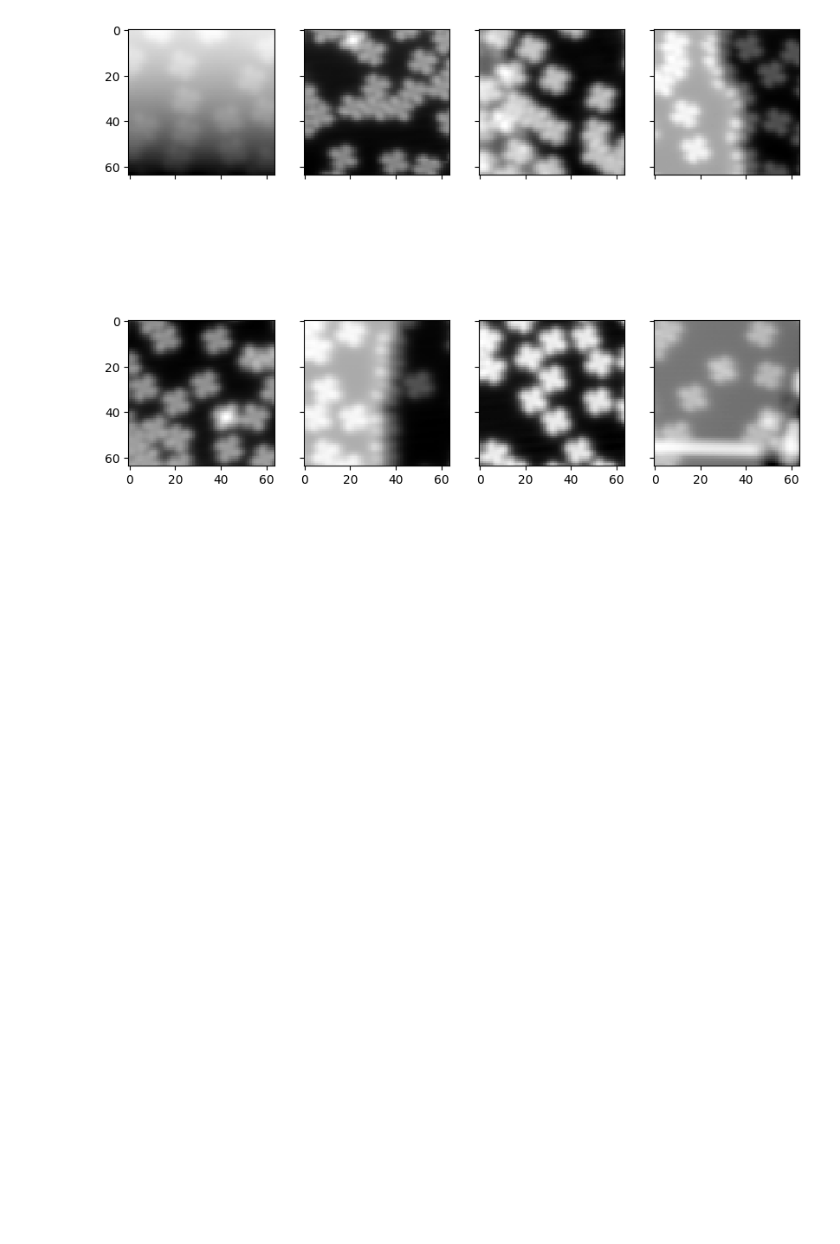
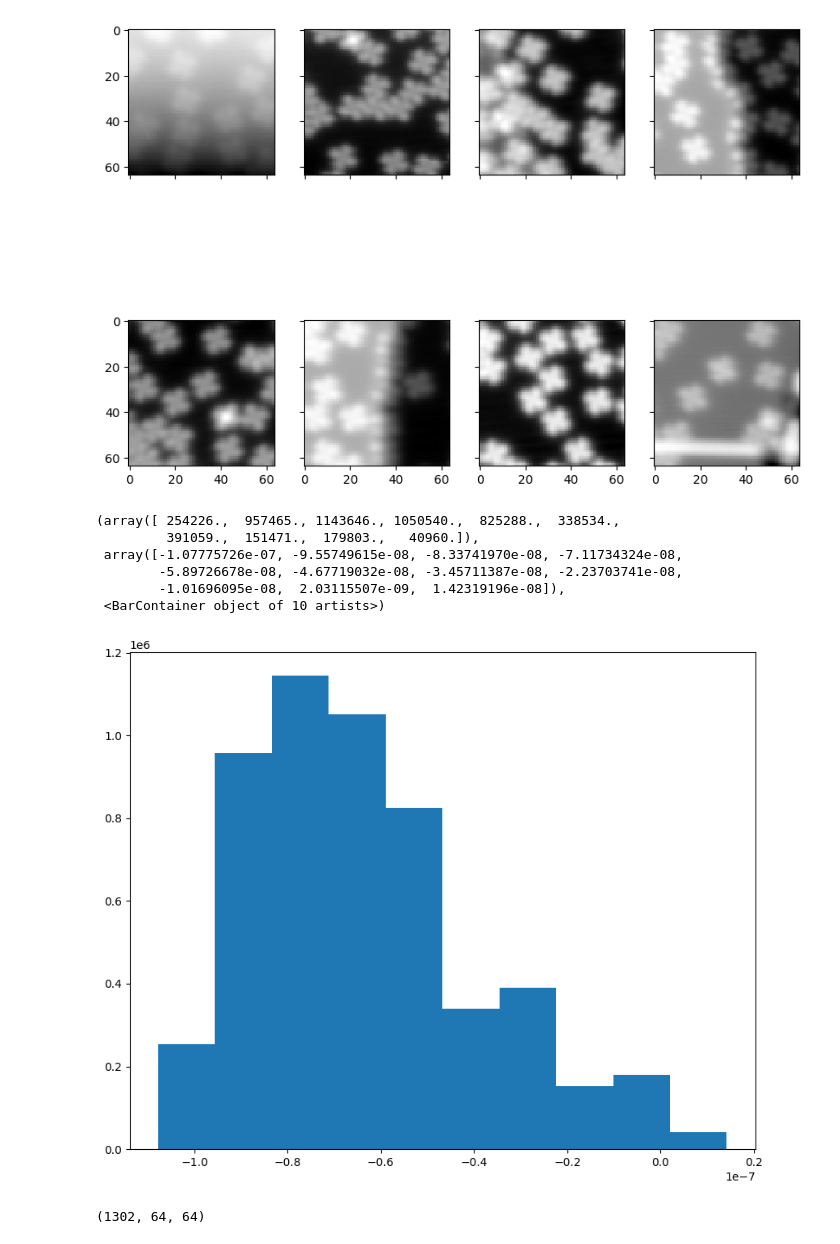
Before and after one commit to massimocipressi/MLPNS_MCipressi, a Jupyter notebook: MPLNS_27_4.ipynb, the cells around one changed output. Cells and saved outputs as stored; diff of their text form; code cells hidden in the pictures; blank space fills up the shorter version.

```diff
--- a/MPLNS_27_4.ipynb
+++ b/MPLNS_27_4.ipynb
@@ -47,0 +52,10 @@ for ii in range(8):
+# %%
+plt.hist(data.flatten())
+# %% [output]
+(array([ 254226.,  957465., 1143646., 1050540.,  825288.,  338534.,
+         391059.,  151471.,  179803.,   40960.]),
+ array([-1.07775726e-07, -9.55749615e-08, -8.33741970e-08, -7.11734324e-08,
+        -5.89726678e-08, -4.67719032e-08, -3.45711387e-08, -2.23703741e-08,
+        -1.01696095e-08,  2.03115507e-09,  1.42319196e-08]),
+ <BarContainer object of 10 artists>)
+[figure, added]
@@ -47,0 +65,4 @@ for ii in range(8):
+# %%
+norm.shape
+# %% [output]
+(1302, 64, 64)
```
Also changed, not shown: parts of 13 cells of this notebook.
